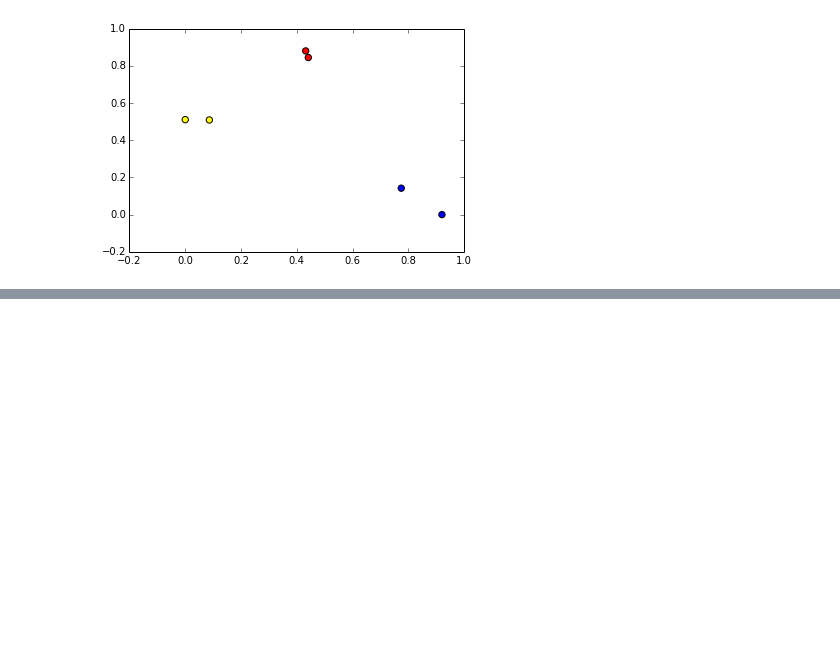
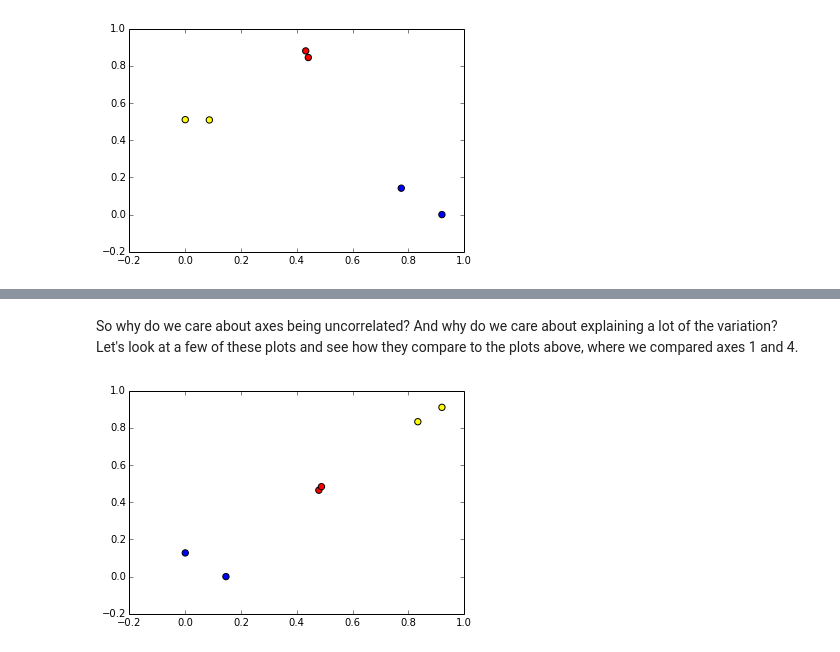
Before and after one commit to applied-bioinformatics/An-Introduction-To-Applied-Bioinformatics, a Jupyter notebook: applications/1-biological-diversity.ipynb, the cells around one changed output, grey strips where cells are left out. Saved outputs shown, nothing was run; the diff lists cells and outputs as text; code cells hidden in the pictures; blank space fills up the shorter version.

```diff
--- a/applications/1-biological-diversity.ipynb
+++ b/applications/1-biological-diversity.ipynb
@@ -277,9 +354,9 @@ def compute_axis_values(dm, endpoint1, endpoint2):
         d1 = dm[endpoint1, e]
         d2 = dm[endpoint2, e]
         result[e] = (d**2 + d1**2 - d2**2) / (2 * d)
-    return [result[e] for e in dm.ids]
+    return d, [result[e] for e in dm.ids]
 # %%
-a1_values = compute_axis_values(ex_dm, 'E', 'B')
+d, a1_values = compute_axis_values(ex_dm, 'E', 'B')
 for sid, a1_value in zip(ex_dm.ids, a1_values):
     print sid, a1_value
 # %% [output]
@@ -324,7 +401,7 @@ There are a few points that are important to keep in mind when interpreting ordi
 * Most techniques result in uncorrelated axes.
 * Additional axes can be generated (third, fourth, ...)
 # %%
-a1_alt_values = compute_axis_values(ex_dm, 'B', 'E')
+d, a1_alt_values = compute_axis_values(ex_dm, 'B', 'E')
 ord_plot = scatter(a1_alt_values, a2_values, s=40, c=c)
 # %% [output]
 [figure]
@@ -330,0 +410,15 @@ ord_plot = scatter(a1_alt_values, a2_values, s=40, c=c)
+# %%
+from scipy.stats import spearmanr
+
+data = []
+for i, sample_id1 in enumerate(ex_dm.ids):
+    for sample_id2 in ex_dm.ids[:i]:
+        d, axis_values = compute_axis_values(ex_dm, sample_id1, sample_id2)
+        r, p = spearmanr(a1_values, axis_values)
+        data.append((d, abs(r), sample_id1, sample_id2, axis_values))
+
+data.sort()
+data.reverse()
+for i, e in enumerate(data):
+    print "axis %d:" % i,
+    print "\t%1.3f\t%1.3f\t%s\t%s" % e[:4]
@@ -330,0 +441,6 @@ ord_plot = scatter(a1_alt_values, a2_values, s=40, c=c)
+# %% [markdown]
+So why do we care about axes being uncorrelated? And why do we care about explaining a lot of the variation? Let's look at a few of these plots and see how they compare to the plots above, where we compared axes 1 and 4.
+# %%
+ord_plot = scatter(data[0][4], data[1][4], s=40, c=c)
+# %% [output]
+[figure, added]
```
Also changed, not shown: parts of 32 cells of this notebook, 1 other file.
